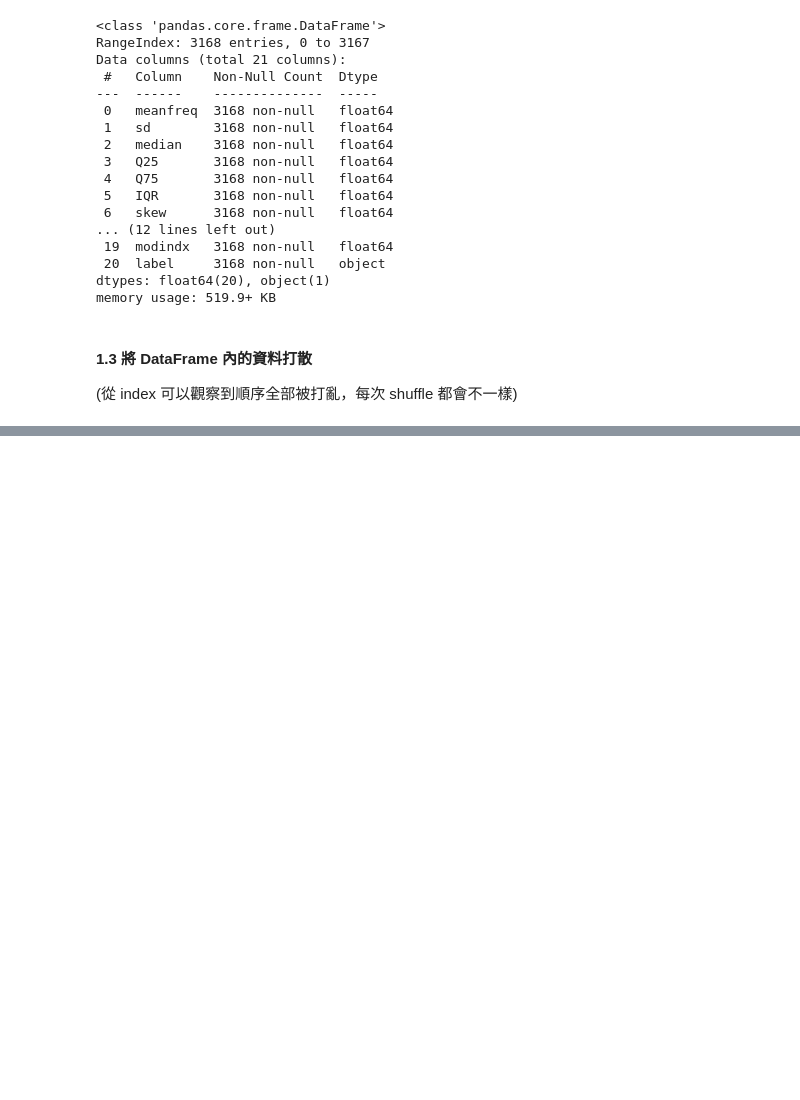
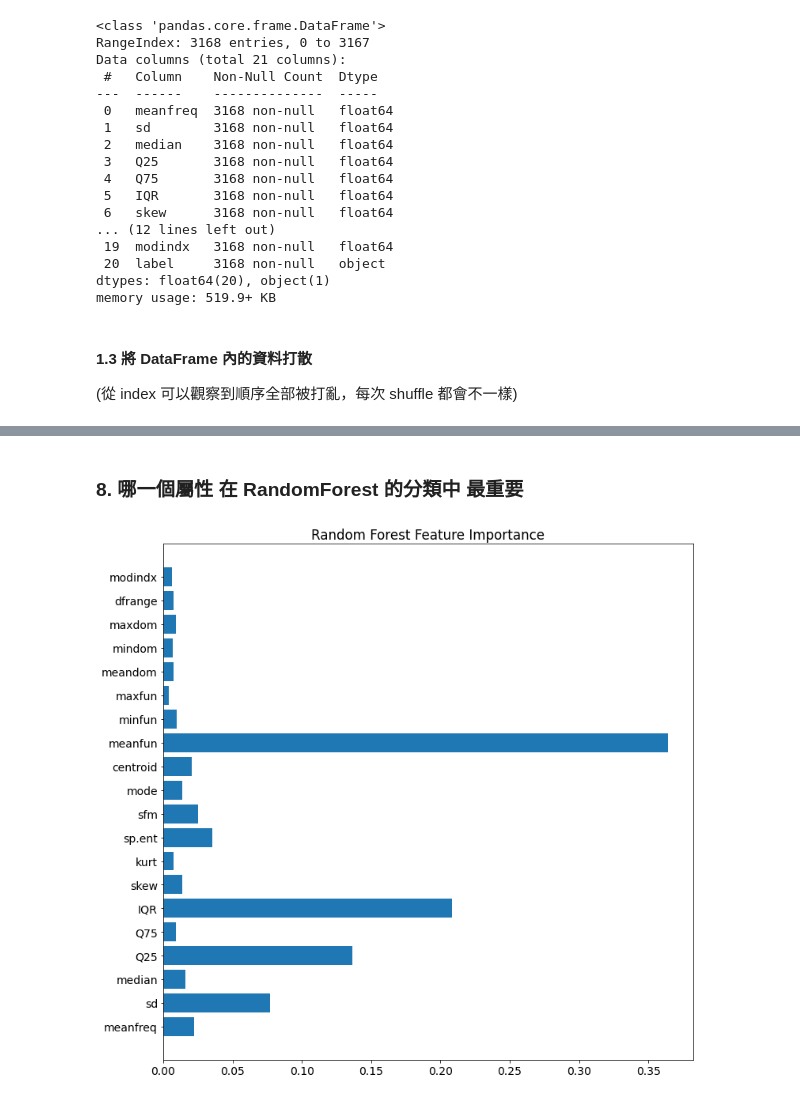
Before and after one commit to QI-XIANG/NCU-E-commerce-Technology, a Jupyter notebook: 電商技術HW7/ECT_HW7_108403523.ipynb, the cells around one changed output, grey strips where cells are left out. Drawn from its saved outputs; the diff is of its cells as text; code cells hidden in the pictures; blank space fills up the shorter version.

```diff
--- a/電商技術HW7/ECT_HW7_108403523.ipynb
+++ b/電商技術HW7/ECT_HW7_108403523.ipynb
@@ -66,0 +101,19 @@ df_shuffle_dataframe
+# %% [markdown]
+### 8. 哪一個屬性 在 RandomForest 的分類中 最重要
+# %%
+import matplotlib.pyplot as plt
+
+names = []
+for feature_name in df.columns:
+    names.append(feature_name)
+names.remove("label")
+
+clf.fit(X,y)
+
+plt.rc('font', size=14)
+plt.figure(figsize=(12,12))
+plt.barh(names, clf.feature_importances_)
+plt.title("Random Forest Feature Importance")
+plt.show()
+# %% [output]
+[figure, added]
```
Also changed, not shown: parts of 4 cells of this notebook.
